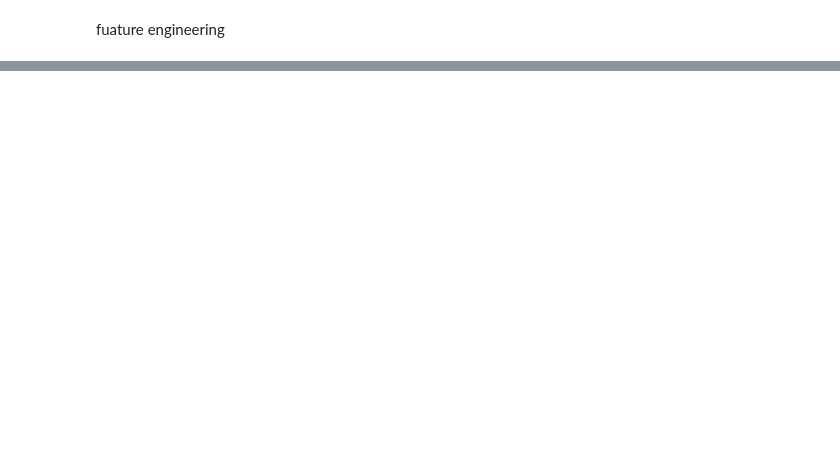
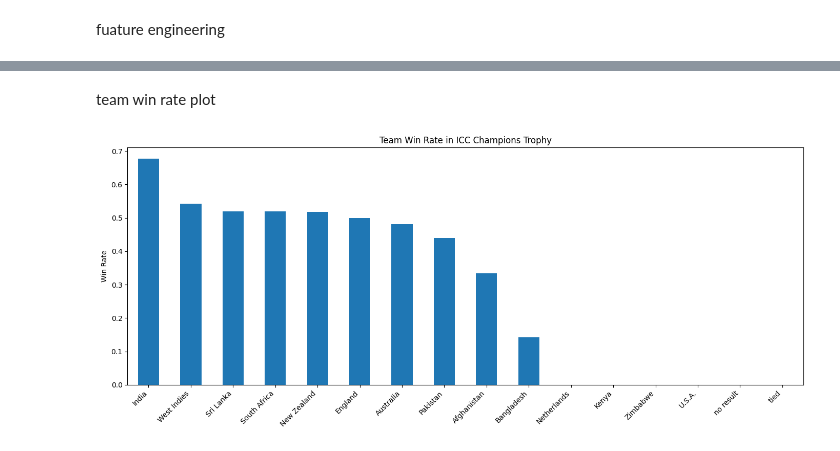
Before and after one commit to sahilkavishka/icc_champions_dataset, a Jupyter notebook: icc_champions.ipynb, the cells around one changed output, grey strips where cells are left out. Saved outputs shown, nothing was run; the diff lists cells and outputs as text; code cells hidden in the pictures; blank space fills up the shorter version.

```diff
--- a/icc_champions.ipynb
+++ b/icc_champions.ipynb
@@ -74,0 +147,29 @@ fuature engineering
+# %%
+teams = pd.concat([
+    matches["Team1"],
+    matches["Team2"],
+    matches["Winner"]
+]).dropna().unique()
+
+stats = {}
+
+for team in teams:
+    mask_played = (matches["Team1"] == team) | (matches["Team2"] == team)
+    mask_won = matches["Winner"] == team
+
+    played = mask_played.sum()
+    wins = mask_won.sum()
+    losses = (mask_played & (~mask_won)).sum()
+    win_rate = wins / played if played > 0 else 0
+    avg_dom = matches.loc[mask_won, "Dominance"].mean()
+
+    stats[team] = {
+        "Matches_Played": played,
+        "Wins": wins,
+        "Losses": losses,
+        "Win_Rate": win_rate,
+        "Avg_Dominance": avg_dom
+    }
+
+team_stats_df = pd.DataFrame(stats).T.sort_values("Win_Rate", ascending=False)
+team_stats_df.head()
@@ -74,0 +183,12 @@ fuature engineering
+# %% [markdown]
+team win rate plot
+# %%
+plt.figure(figsize=(14,6))
+team_stats_df["Win_Rate"].sort_values(ascending=False).plot(kind="bar")
+plt.title("Team Win Rate in ICC Champions Trophy")
+plt.ylabel("Win Rate")
+plt.xticks(rotation=45, ha="right")
+plt.tight_layout()
+plt.show()
+# %% [output]
+[figure, added]
```
Also changed, not shown: parts of 19 cells of this notebook.
